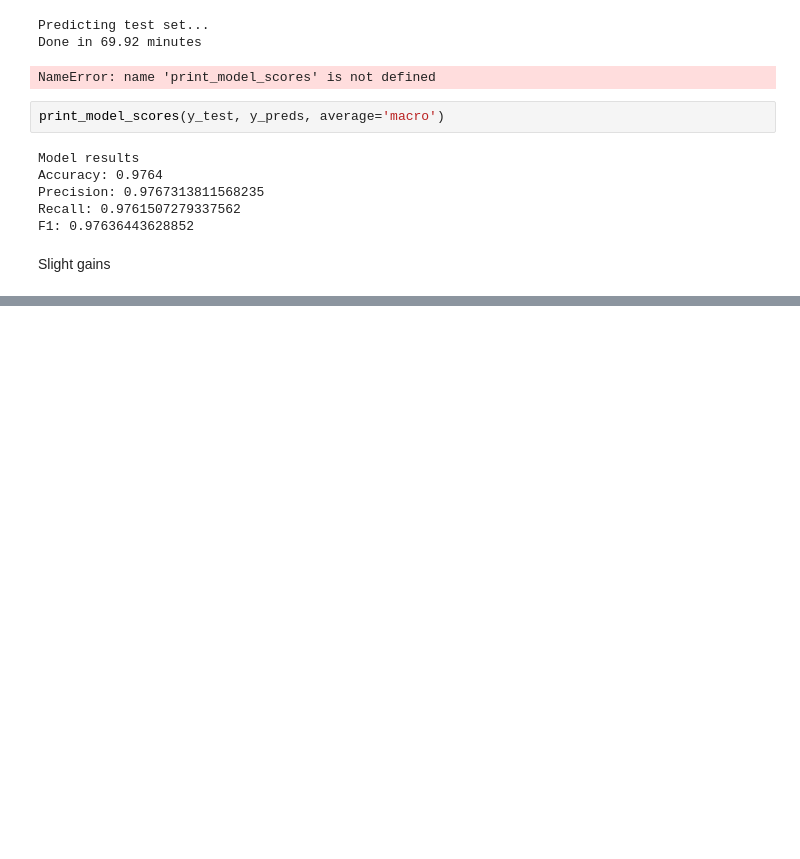
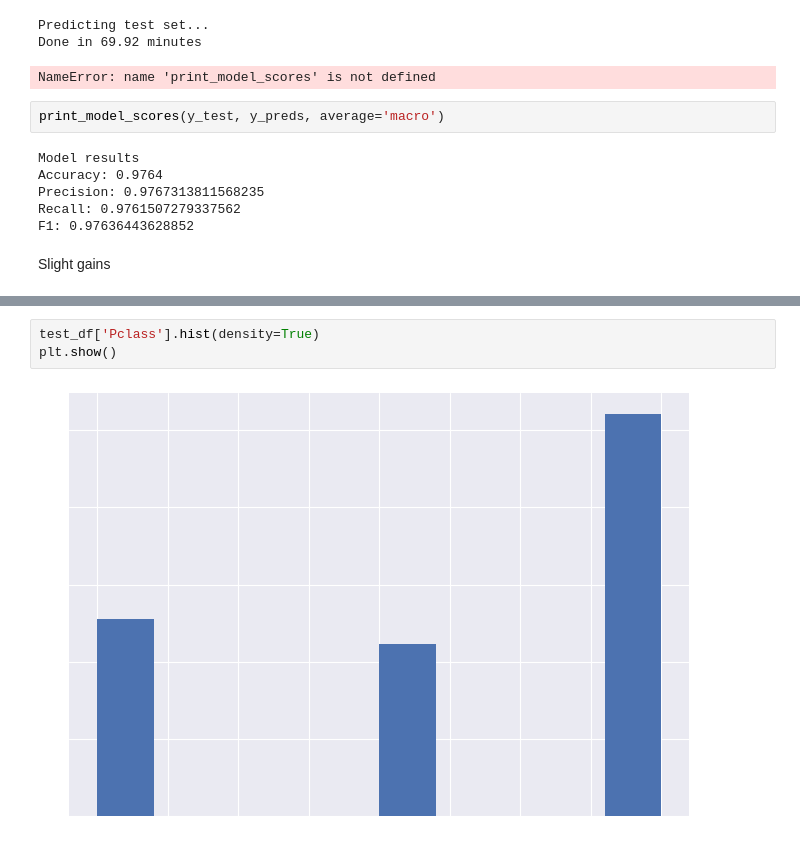
Before and after one commit to amaralcs/homl, a Jupyter notebook: 3_classification_exercises.ipynb, the cells around one changed output, grey strips where cells are left out. Saved outputs shown, nothing was run; the diff lists cells and outputs as text; blank space fills up the shorter version.

```diff
--- a/3_classification_exercises.ipynb
+++ b/3_classification_exercises.ipynb
@@ -334,0 +349,5 @@ Slight gains
+# %%
+test_df['Pclass'].hist(density=True)
+plt.show()
+# %% [output]
+[figure, added]
```
Also changed, not shown: parts of 20 cells of this notebook.
